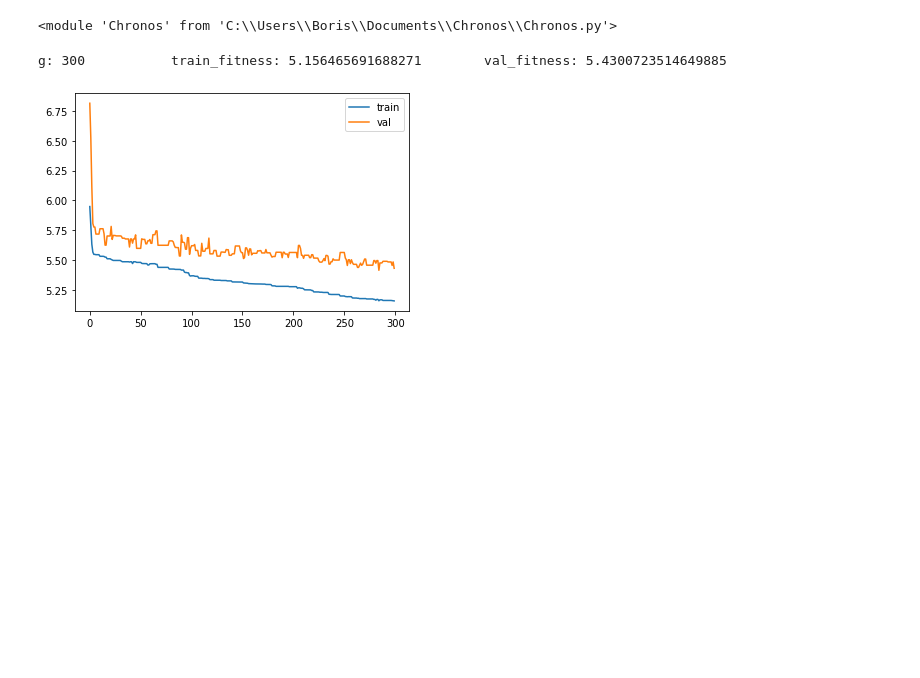
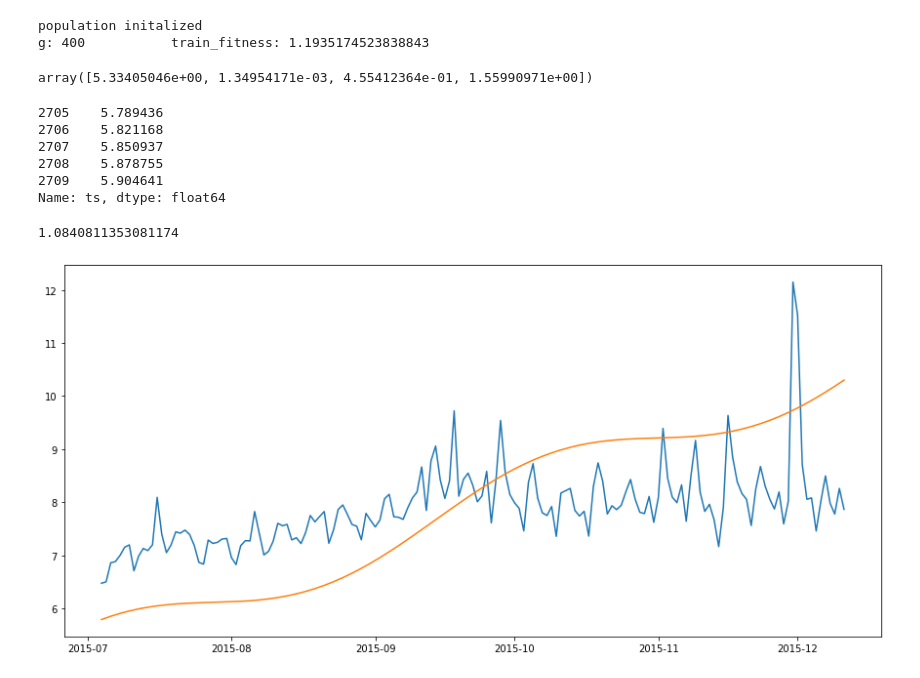
Before and after one commit to bshabashFD/Chronos, a Jupyter notebook: prototype.ipynb, the cells around one changed output. Saved outputs shown, nothing was run; the diff lists cells and outputs as text; code cells hidden in the pictures; blank space fills up the shorter version.

```diff
--- a/prototype.ipynb
+++ b/prototype.ipynb
@@ -51,6 +32 @@ print(df_validation.shape)
 import Chronos
-# %%
-import importlib
-importlib.reload(Chronos)
-# %% [output]
-<module 'Chronos' from 'C:\\Users\\Boris\\Documents\\Chronos\\Chronos.py'>
@@ -59,12 +33,43 @@ my_cr = Chronos.Chronos(G=300)
+# %%
+importlib.reload(Chronos)
+my_cr = Chronos.Chronos(G=400,
+                        p_m= 0.08,
+                        r_m = 0.01)
 # %%
-train_history, validation_history = my_cr.fit(df_train, df_validation)
+my_cr = my_cr.fit(df_train)
 # %% [output]
-g: 300           train_fitness: 5.156465691688271        val_fitness: 5.4300723514649885
+population initalized
+g: 400           train_fitness: 1.1935174523838843
+# %%
+my_cr.best_individual
+# %% [output]
+array([5.33405046e+00, 1.34954171e-03, 4.55412364e-01, 1.55990971e+00])
+# %%
+train_df = df_train.copy()
+train_df['ts'] = train_df['ds'].astype(np.int64)/(1e9*60*60)
+min_ts = train_df['ts'].min()
+train_df['ts'] = train_df['ts'] - min_ts
+# %%
+predictions = my_cr.best_individual[0] + (train_df['ts'] * my_cr.best_individual[1])
+predictions += my_cr.best_individual[2]* np.sin((train_df['ts']/365.25) + my_cr.best_individual[3])
+# %%
+predictions.head()
+# %% [output]
+2705    5.789436
+2706    5.821168
+2707    5.850937
+2708    5.878755
+2709    5.904641
+Name: ts, dtype: float64
+# %%
+from Chronos import CHRONOS_MSE
+CHRONOS_MSE(train_df['y'], predictions)
+# %% [output]
+1.0840811353081174
 # %%
-plt.figure()
-plt.plot(train_history, label="train")
-plt.plot(validation_history, label="val")
-plt.legend()
+plt.figure(figsize=(15,7))
+plt.plot(train_df['ds'], train_df['y'])
+plt.plot(train_df['ds'], predictions)
 plt.show();
 # %% [output]
-[figure, old version]
+[figure, new version]
```
Also changed, not shown: parts of 6 cells of this notebook, 1 other file.
